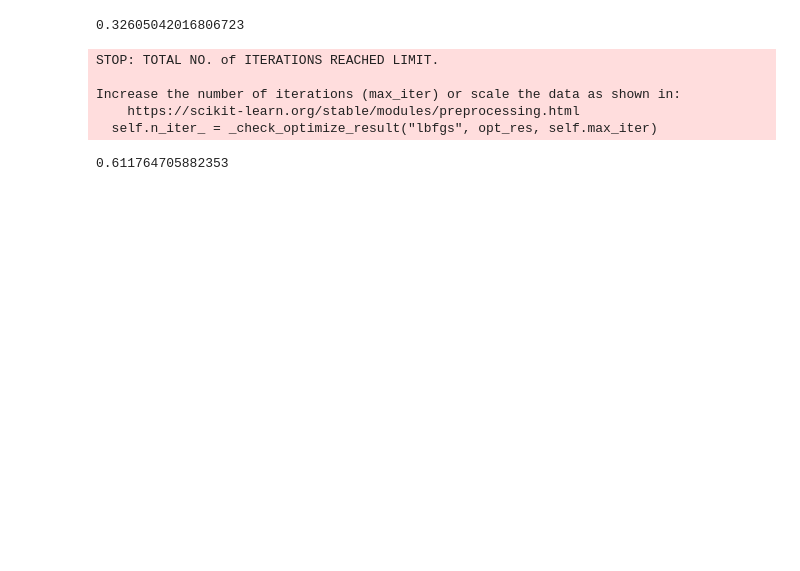
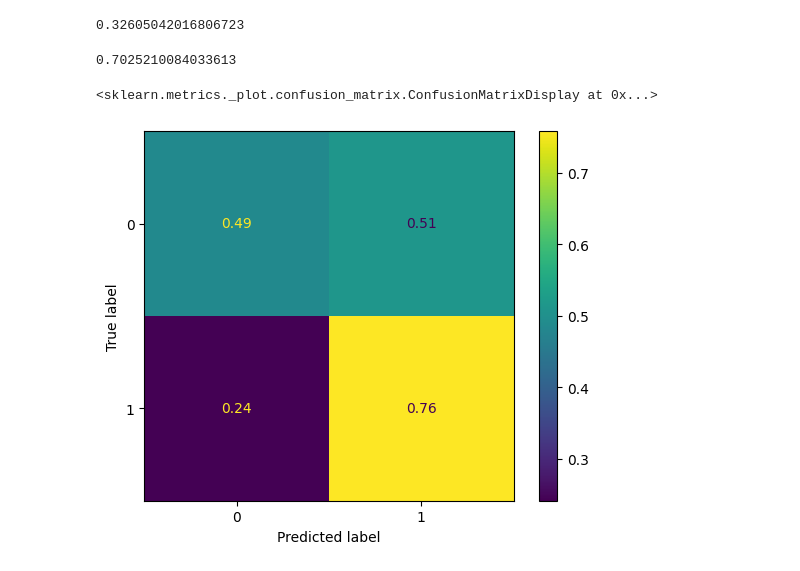
Before and after one commit to KiranJivnani/terrific_three, a Jupyter notebook: Analysis.ipynb, the cells around one changed output. Saved outputs shown, nothing was run; the diff lists cells and outputs as text; code cells hidden in the pictures; blank space fills up the shorter version.

```diff
--- a/Analysis.ipynb
+++ b/Analysis.ipynb
@@ -308,15 +359,24 @@ XTREME_forest_alt.score(test_x, test_y)
 0.32605042016806723
 # %%
 from sklearn.neural_network import MLPClassifier
-nn = MLPClassifier(solver='lbfgs', alpha=1e-5,
-                     hidden_layer_sizes=(100, 50, 20, 10, 10, 5), random_state=1)
-nn.out_activation_ = "softmax"
-nn.fit(train_x, train_y)
+nn = MLPClassifier(solver='adam',
+                   alpha=1e-5,
+                   hidden_layer_sizes=(100, 20, 4),
+                   random_state=1,
+                   learning_rate='adaptive',
+                   activation="relu",
+                   shuffle= True,
+                   max_iter= 300)
+
+nn.fit(x_resample, y_resample)
 nn.score(test_x, test_y)
 # %% [output]
-STOP: TOTAL NO. of ITERATIONS REACHED LIMIT.
-
-Increase the number of iterations (max_iter) or scale the data as shown in:
-    https://scikit-learn.org/stable/modules/preprocessing.html
-  self.n_iter_ = _check_optimize_result("lbfgs", opt_res, self.max_iter)
+0.7025210084033613
-0.611764705882353
+# %%
+y_prediction = nn.predict(test_x)
+disp = metrics.ConfusionMatrixDisplay(
+    confusion_matrix=metrics.confusion_matrix(test_y, y_prediction, normalize='true'))
+disp.plot()
+# %% [output]
+<sklearn.metrics._plot.confusion_matrix.ConfusionMatrixDisplay at 0x...>
+[figure, added]
```
Also changed, not shown: parts of 17 cells of this notebook.
